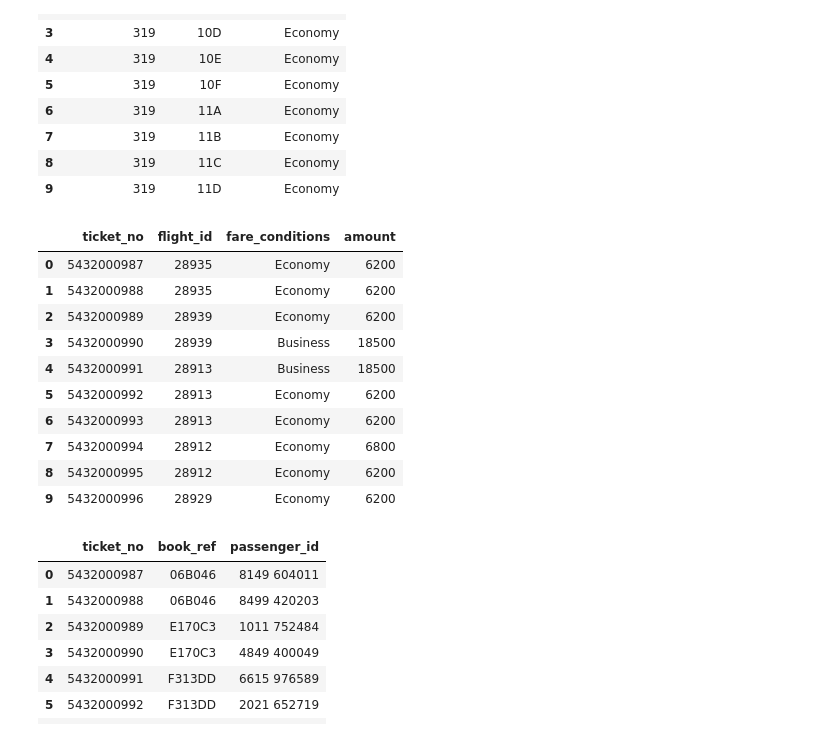
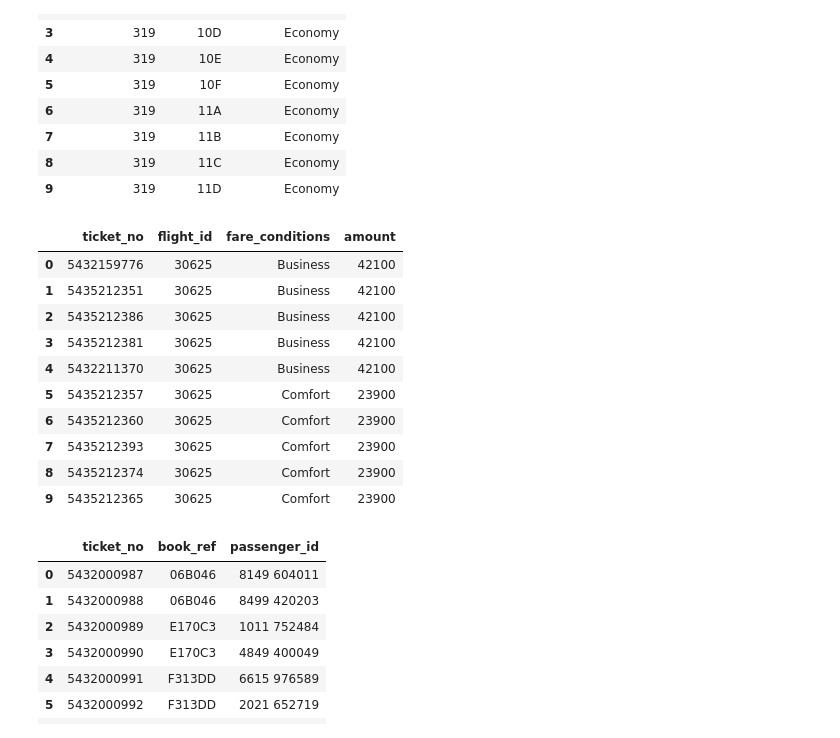
Before and after one commit to Marcelacamerota/ProyectoAerolinea, a Jupyter notebook: EDA/Data Exploration.ipynb, the cells around one changed output. Drawn from its saved outputs; the diff is of its cells as text; code cells hidden in the pictures.

```diff
--- a/EDA/Data Exploration.ipynb
+++ b/EDA/Data Exploration.ipynb
@@ -16,20 +13,3 @@ import warnings
 warnings.filterwarnings('ignore')
 # %% [markdown]
 Conectar a la base de datos en SQL Server
-# %%
-server = 'NOELIA'
-username = 'sa'  # Reemplaza con tu usuario de SQL Server
-password = 'Henry2024'  # Reemplaza con tu contraseña
-driver = 'ODBC Driver 17 for SQL Server'  # Asegúrate de que el driver esté instalado
-database = 'Airline'
-driver = 'ODBC Driver 17 for SQL Server'
-
-conn_str = f'DRIVER={{{driver}}}; SERVER={server};DATABASE={database};Trusted_Connection=yes;'
-
-try:
-    connection= pyodbc.connect(conn_str)
-    cursor = connection.cursor()
-    print (cursor) # Muestra el cursor si todo funciona correctamente
-
-except pyodbc.Error as e:
-    print("Error en la conexión:", e)
@@ -57,0 +41,14 @@ sysdiagrams
+# %%
+user = os.getenv('USER')
+pswd = os.getenv('PASSWORD')
+host = os.getenv('HOST')
+dbName = os.getenv('DB_NAME')
+port = int(os.getenv('PORT'))
+
+try:
+    connection = pymysql.connect(host = host, user = user, passwd = pswd, database = dbName, port = port)
+    cursor = connection.cursor()
+    print (cursor) # Muestra el cursor si todo funciona correctamente
+
+except pymysql.Error as e:
+    print("Error en la conexión:", e)
@@ -191,20 +190,20 @@ seats
 | 8 | 319 | 11C | Economy |
 | 9 | 319 | 11D | Economy |
 # %%
-query = "SELECT TOP 10 * FROM ticket_flights;"
+query = "SELECT * FROM ticket_flights LIMIT 10;"
 
 ticket_flights = pd.read_sql_query(query, connection)
 ticket_flights
 # %% [output]
 |  | ticket_no | flight_id | fare_conditions | amount |
-| 0 | 5432000987 | 28935 | Economy | 6200 |
-| 1 | 5432000988 | 28935 | Economy | 6200 |
-| 2 | 5432000989 | 28939 | Economy | 6200 |
-| 3 | 5432000990 | 28939 | Business | 18500 |
-| 4 | 5432000991 | 28913 | Business | 18500 |
-| 5 | 5432000992 | 28913 | Economy | 6200 |
-| 6 | 5432000993 | 28913 | Economy | 6200 |
-| 7 | 5432000994 | 28912 | Economy | 6800 |
-| 8 | 5432000995 | 28912 | Economy | 6200 |
-| 9 | 5432000996 | 28929 | Economy | 6200 |
+| 0 | 5432159776 | 30625 | Business | 42100 |
+| 1 | 5435212351 | 30625 | Business | 42100 |
+| 2 | 5435212386 | 30625 | Business | 42100 |
+| 3 | 5435212381 | 30625 | Business | 42100 |
+| 4 | 5432211370 | 30625 | Business | 42100 |
+| 5 | 5435212357 | 30625 | Comfort | 23900 |
+| 6 | 5435212360 | 30625 | Comfort | 23900 |
+| 7 | 5435212393 | 30625 | Comfort | 23900 |
+| 8 | 5435212374 | 30625 | Comfort | 23900 |
+| 9 | 5435212365 | 30625 | Comfort | 23900 |
 # %%
```
Also changed, not shown: parts of 17 cells of this notebook.
